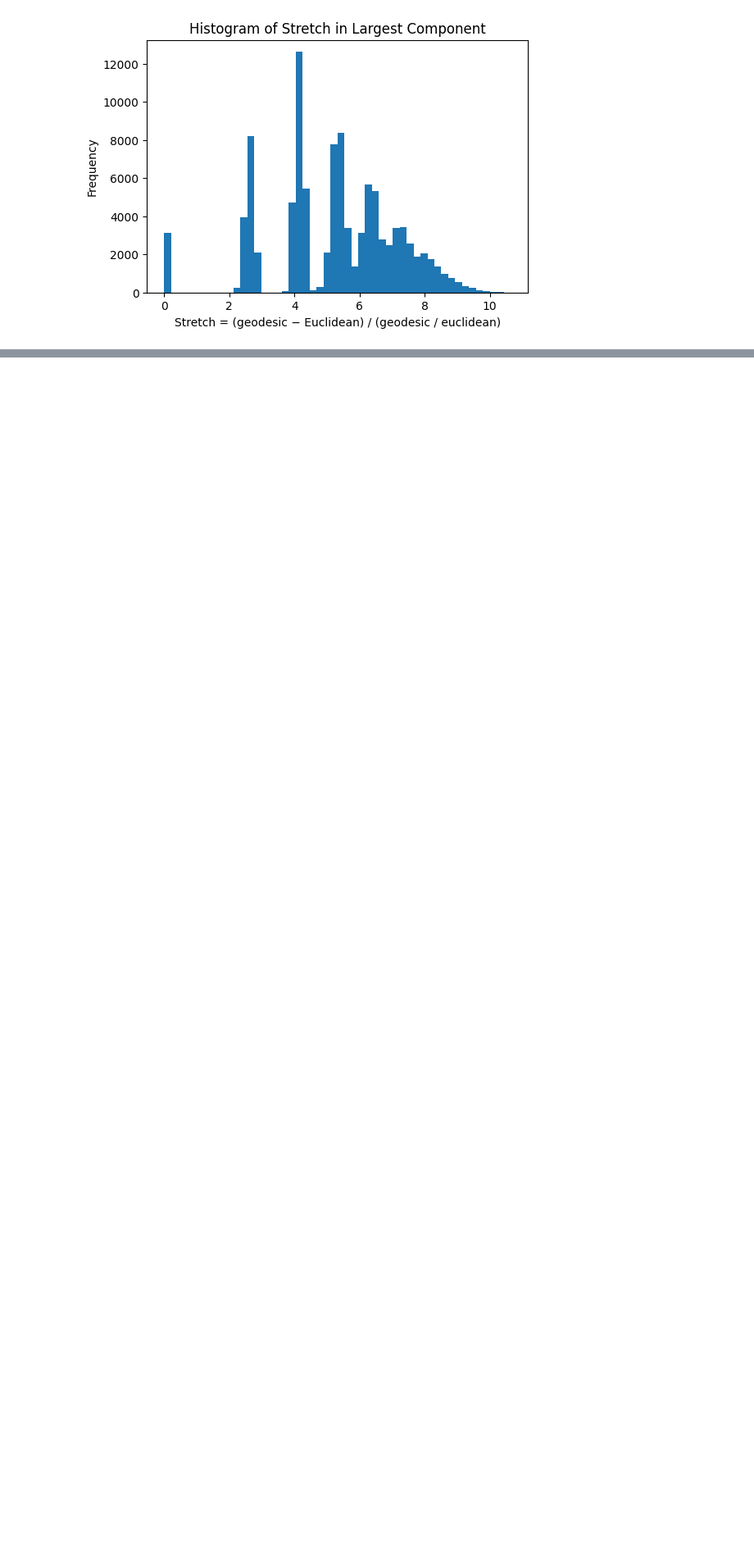
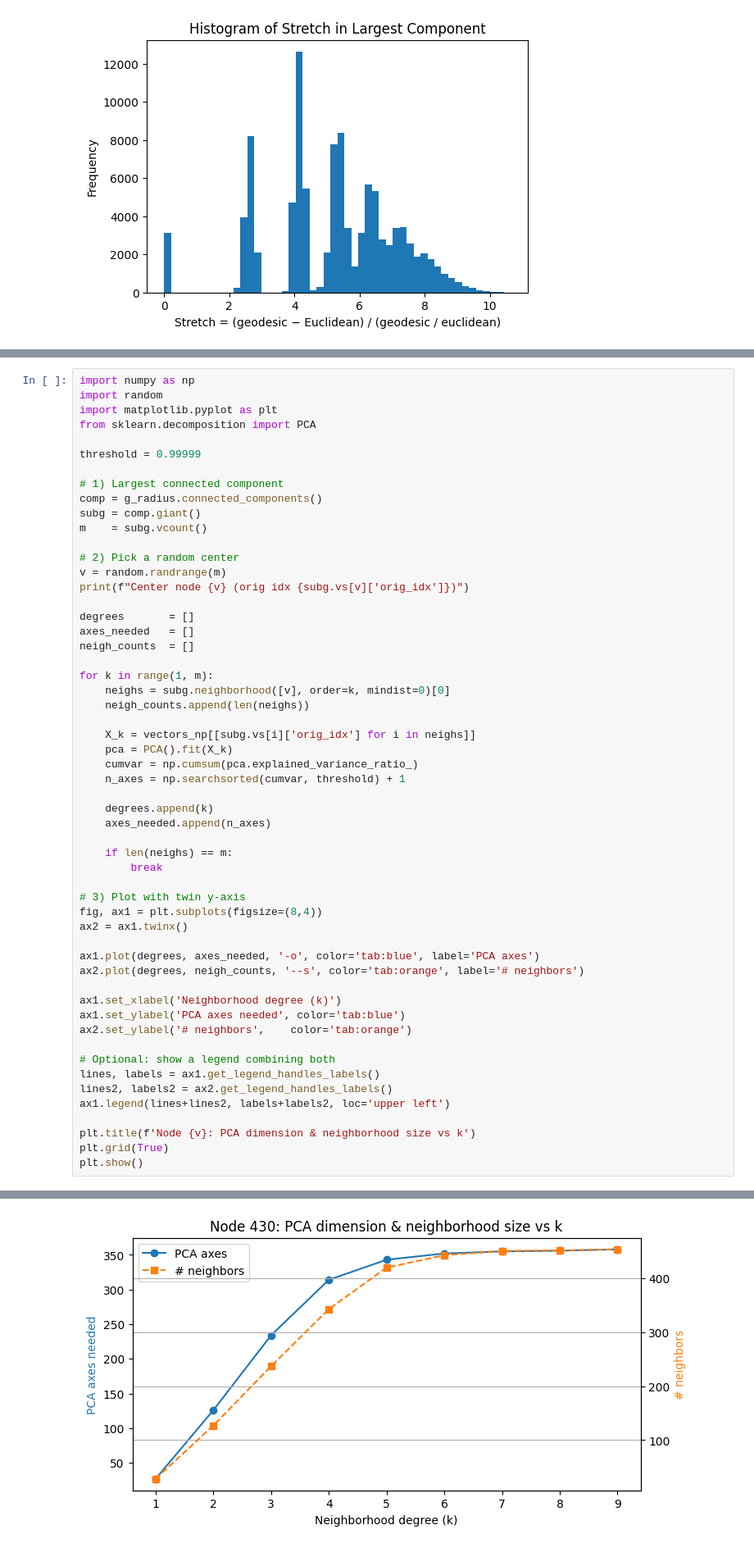
Before and after one commit to Antel0pe/SpaceOfMNIST-Digits, a Jupyter notebook: MaximizeGeodesicVSEuclideanDistance.ipynb, the cells around one changed output, grey strips where cells are left out. Shown at 82% size. Drawn from its saved outputs; the diff is of its cells as text; blank space fills up the shorter version.

```diff
--- a/MaximizeGeodesicVSEuclideanDistance.ipynb
+++ b/MaximizeGeodesicVSEuclideanDistance.ipynb
@@ -1239,0 +1348,56 @@ Combined set needs 35 PCA axes
+# %%
+import numpy as np
+import random
+import matplotlib.pyplot as plt
+from sklearn.decomposition import PCA
+
+threshold = 0.99999
+
+# 1) Largest connected component
+comp = g_radius.connected_components()
+subg = comp.giant()
+m    = subg.vcount()
+
+# 2) Pick a random center
+v = random.randrange(m)
+print(f"Center node {v} (orig idx {subg.vs[v]['orig_idx']})")
+
+degrees       = []
+axes_needed   = []
+neigh_counts  = []
+
+for k in range(1, m):
+    neighs = subg.neighborhood([v], order=k, mindist=0)[0]
+    neigh_counts.append(len(neighs))
+
+    X_k = vectors_np[[subg.vs[i]['orig_idx'] for i in neighs]]
+    pca = PCA().fit(X_k)
+    cumvar = np.cumsum(pca.explained_variance_ratio_)
+    n_axes = np.searchsorted(cumvar, threshold) + 1
+
+    degrees.append(k)
+    axes_needed.append(n_axes)
+
+    if len(neighs) == m:
+        break
+
+# 3) Plot with twin y-axis
+fig, ax1 = plt.subplots(figsize=(8,4))
+ax2 = ax1.twinx()
+
+ax1.plot(degrees, axes_needed, '-o', color='tab:blue', label='PCA axes')
+ax2.plot(degrees, neigh_counts, '--s', color='tab:orange', label='# neighbors')
+
+ax1.set_xlabel('Neighborhood degree (k)')
+ax1.set_ylabel('PCA axes needed', color='tab:blue')
+ax2.set_ylabel('# neighbors',    color='tab:orange')
+
+# Optional: show a legend combining both
+lines, labels = ax1.get_legend_handles_labels()
+lines2, labels2 = ax2.get_legend_handles_labels()
+ax1.legend(lines+lines2, labels+labels2, loc='upper left')
+
+plt.title(f'Node {v}: PCA dimension & neighborhood size vs k')
+plt.grid(True)
+plt.show()
+# %% [output]
@@ -1239,0 +1405 @@ Combined set needs 35 PCA axes
+[figure, added]
```
Also changed, not shown: parts of 18 cells of this notebook.
